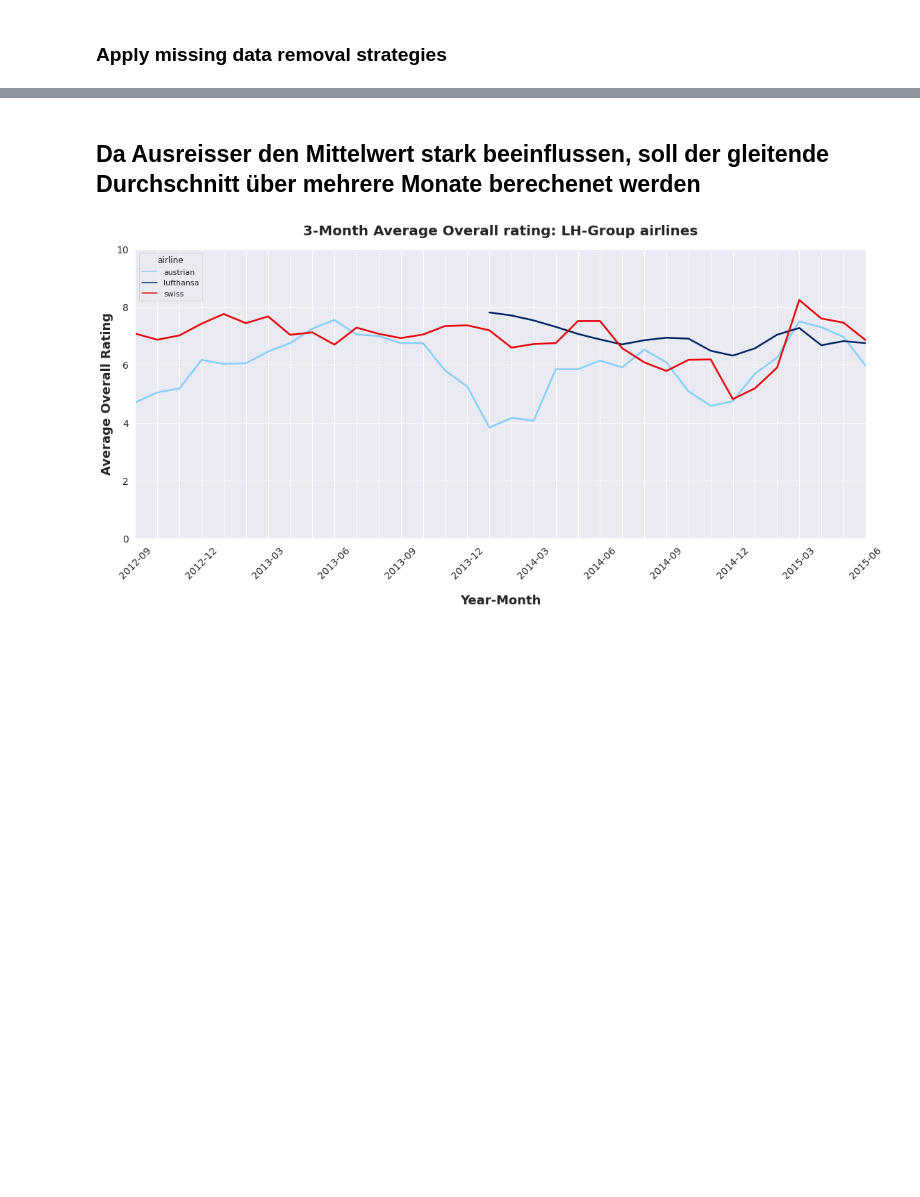
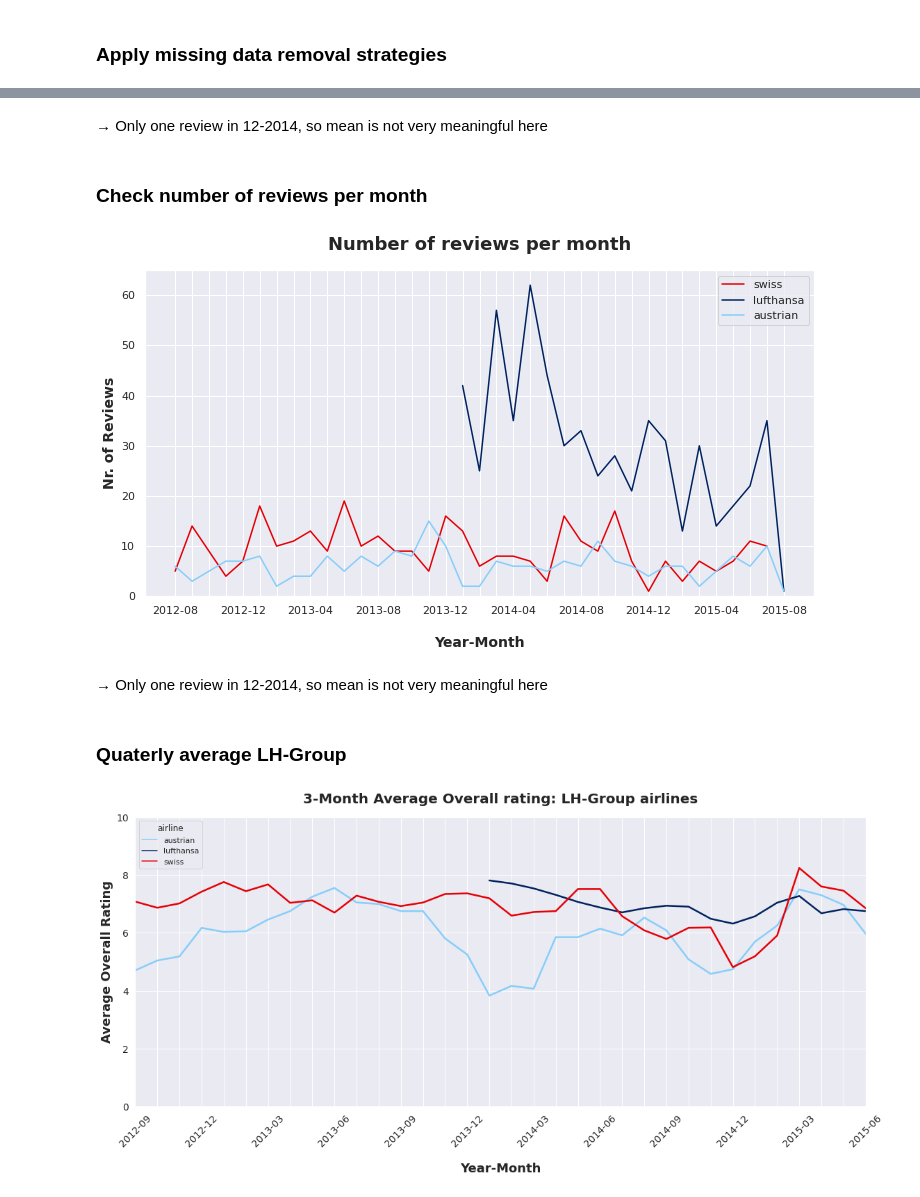
Before and after one commit to gremue/skytrax_analysis, a Jupyter notebook: Analysis.ipynb, the cells around one changed output, grey strips where cells are left out. Drawn from its saved outputs; the diff is of its cells as text; code cells hidden in the pictures; blank space fills up the shorter version.

```diff
--- a/Analysis.ipynb
+++ b/Analysis.ipynb
@@ -609,2 +620,34 @@ timeFig.tight_layout()
+# %% [markdown]
+&rarr; Only one review in 12-2014, so mean is not very meaningful here
+# %% [markdown]
+### Check number of reviews per month
+# %%
+countNumber = groupSet.copy(deep=True)
+countNumber['date'] = countNumber['date'].dt.strftime('%Y-%m')
+
+counts = countNumber[['airline','date']].value_counts(sort=False)
+
+countFig, countAx = plt.subplots(1,1, figsize=(12,6))
+
+countAx.set_title('Number of reviews per month',fontsize=18, fontweight='bold', pad=20)
+countAx.set_xlabel('Year-Month', fontsize=14, fontweight='bold', labelpad=20)
+countAx.set_ylabel('Nr. of Reviews', fontsize=14, fontweight='bold')
+
+countAx.plot(counts['swiss'], color=swissRed, label='swiss')
+countAx.plot(counts['lufthansa'], color=lufthansaBlue, label='lufthansa')
+countAx.plot(counts['austrian'].loc['2012-08':'2015-08'], color=austrianBlue, label='austrian')
+
+countAx.legend()
+countAx.set_ylim(0,65)
+
+labels = countAx.xaxis.get_ticklabels()
+
+for index, label in enumerate(countAx.xaxis.get_ticklabels()):
+    if (index) % 4 != 0:
+        label.set_visible(False)
+# %% [output]
+[figure, added]
+# %% [markdown]
+&rarr; Only one review in 12-2014, so mean is not very meaningful here
 # %% [markdown]
-## Da Ausreisser den Mittelwert stark beeinflussen, soll der gleitende Durchschnitt über mehrere Monate berechenet werden
+### Quaterly average LH-Group
```
Also changed, not shown: parts of 103 cells of this notebook.
